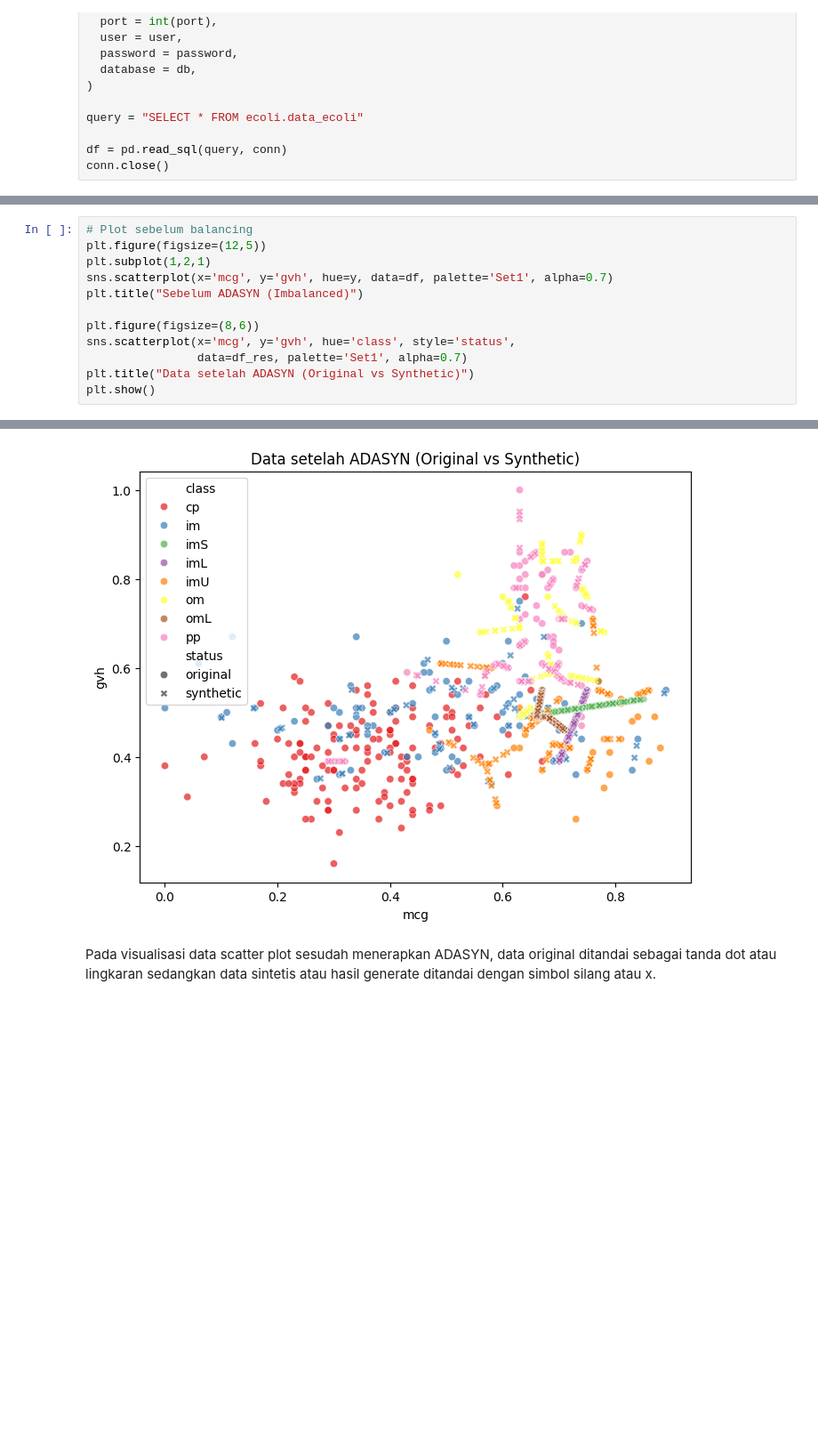
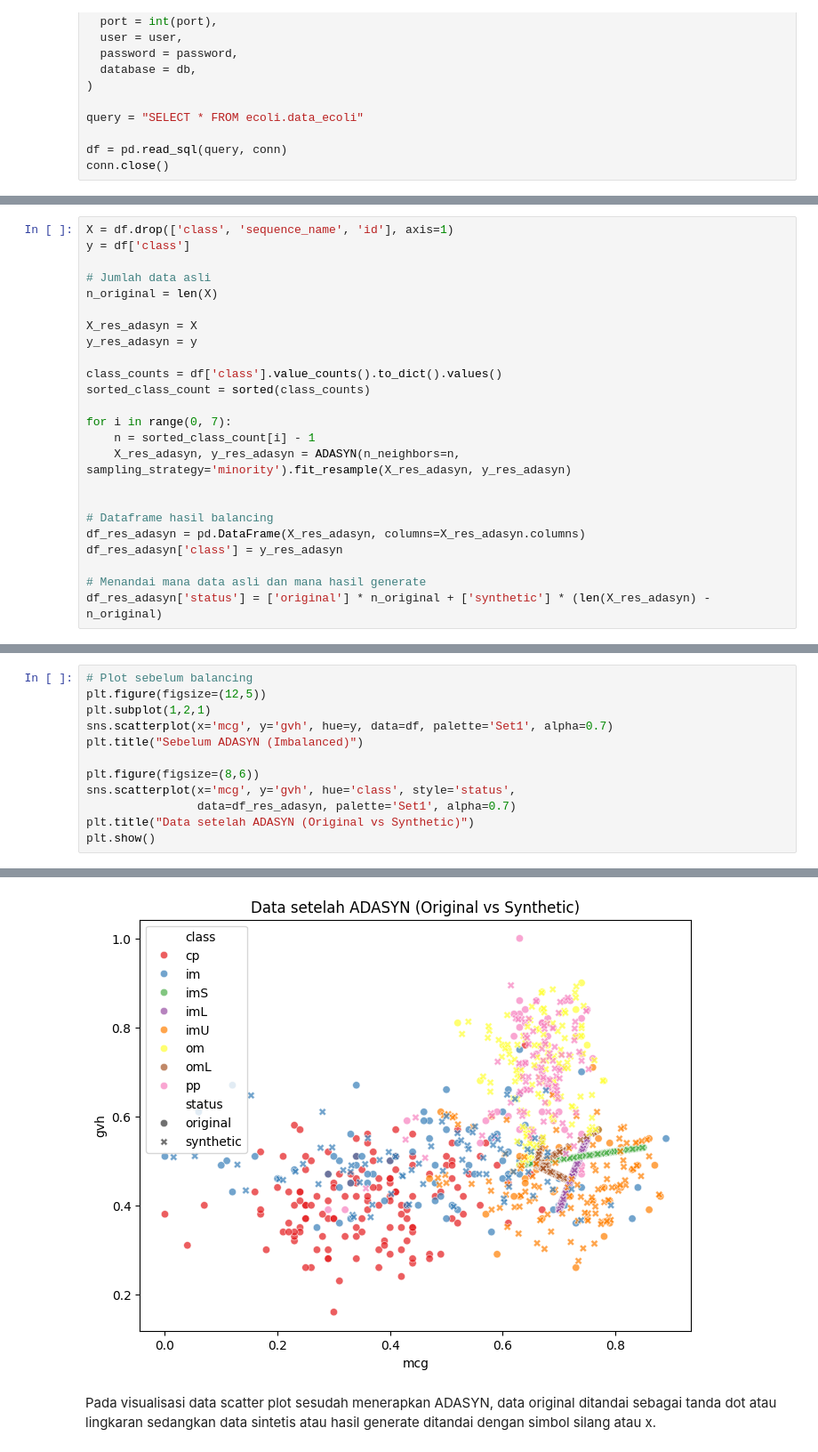
Before and after one commit to edi-mj/PSD, a Jupyter notebook: _build/jupyter_execute/content/data-balencing.ipynb, the cells around one changed output, grey strips where cells are left out. Shown: that part at 89% size. Drawn from its saved outputs; the diff is of its cells as text; blank space fills up the shorter version.

```diff
--- a/_build/jupyter_execute/content/data-balencing.ipynb
+++ b/_build/jupyter_execute/content/data-balencing.ipynb
@@ -93,0 +68,24 @@ n_neighbors yang dipakai untuk ADASYN: 1
+# %%
+X = df.drop(['class', 'sequence_name', 'id'], axis=1)
+y = df['class']
+
+# Jumlah data asli
+n_original = len(X)
+
+X_res_adasyn = X
+y_res_adasyn = y
+
+class_counts = df['class'].value_counts().to_dict().values()
+sorted_class_count = sorted(class_counts)
+
+for i in range(0, 7):
+    n = sorted_class_count[i] - 1
+    X_res_adasyn, y_res_adasyn = ADASYN(n_neighbors=n, sampling_strategy='minority').fit_resample(X_res_adasyn, y_res_adasyn)
+
+
+# Dataframe hasil balancing
+df_res_adasyn = pd.DataFrame(X_res_adasyn, columns=X_res_adasyn.columns)
+df_res_adasyn['class'] = y_res_adasyn
+
+# Menandai mana data asli dan mana hasil generate
+df_res_adasyn['status'] = ['original'] * n_original + ['synthetic'] * (len(X_res_adasyn) - n_original)
@@ -162,17 +145,17 @@ Name: count, dtype: int64
 # %%
 # Plot sebelum balancing
 plt.figure(figsize=(12,5))
 plt.subplot(1,2,1)
 sns.scatterplot(x='mcg', y='gvh', hue=y, data=df, palette='Set1', alpha=0.7)
 plt.title("Sebelum ADASYN (Imbalanced)")
 
 plt.figure(figsize=(8,6))
 sns.scatterplot(x='mcg', y='gvh', hue='class', style='status',
-                data=df_res, palette='Set1', alpha=0.7)
+                data=df_res_adasyn, palette='Set1', alpha=0.7)
 plt.title("Data setelah ADASYN (Original vs Synthetic)")
 plt.show()
 # %% [output]
 [figure]
-[figure, old version]
+[figure, new version]
 # %% [markdown]
 Pada visualisasi data scatter plot sesudah menerapkan ADASYN, data original ditandai sebagai tanda dot atau lingkaran sedangkan data sintetis atau hasil generate ditandai dengan simbol silang atau x.
```
Also changed, not shown: parts of 32 cells of this notebook, 47 other files.
